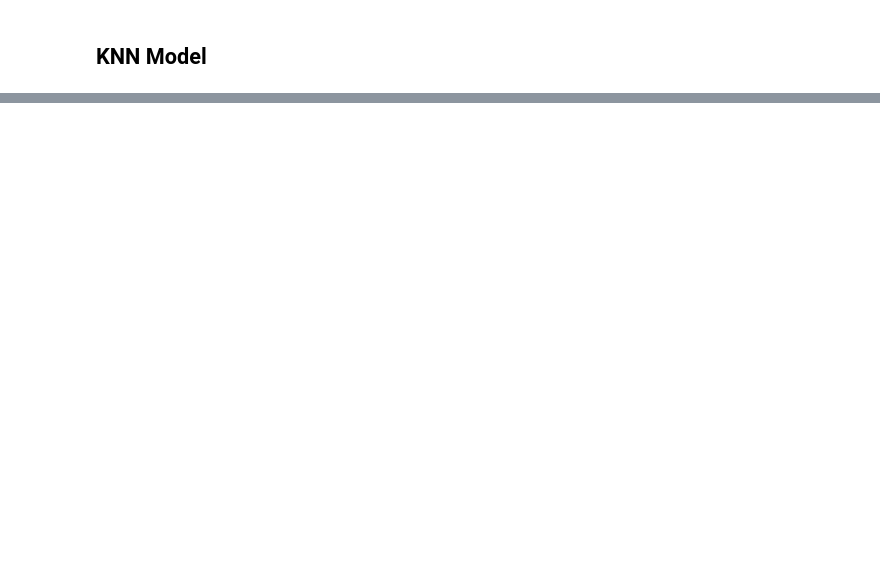
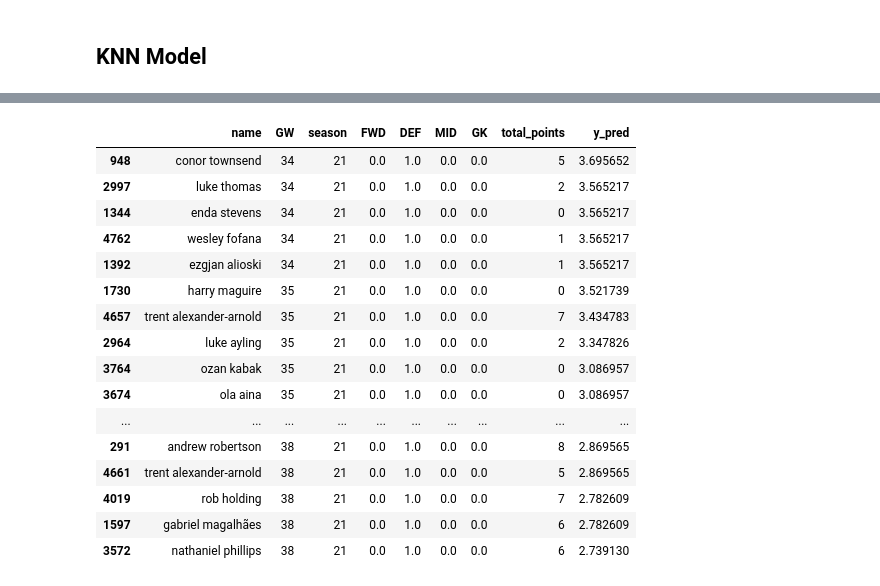
Before and after one commit to 1kruidenp/fflpred, a Jupyter notebook: notebooks/Thal's final.ipynb, the cells around one changed output, grey strips where cells are left out. Cells and saved outputs as stored; diff of their text form; code cells hidden in the pictures; blank space fills up the shorter version.

```diff
--- a/notebooks/Thal's final.ipynb
+++ b/notebooks/Thal's final.ipynb
@@ -292,0 +354,6 @@ knn_regressor.kneighbors(X=X_test_final, n_neighbors=23, return_distance=True)
+# %%
+# Dataframe with y_pred and actual total points
+
+test_pred_df = test_preproc[['name', 'GW', 'season', 'FWD' ,'DEF', 'MID', 'GK', 'total_points']]
+test_pred_df['y_pred'] = y_pred
+test_pred_df
@@ -292,0 +379,41 @@ knn_regressor.kneighbors(X=X_test_final, n_neighbors=23, return_distance=True)
+# %%
+# DEF : top actual and predicted for 5 players
+
+def_test_df = test_pred_df[test_pred_df.DEF == 1]
+GW_list=[35,36,37,38]
+
+# top predict
+
+top_predicted_def=def_test_df[def_test_df['GW']==34].sort_values(by='y_pred',ascending=False).head(5)
+
+for GW in GW_list:
+    df1=def_test_df[def_test_df['GW']==GW].sort_values(by='y_pred',ascending=False).head(5)
+    top_predicted_def=pd.concat([top_predicted_def,df1])
+
+# top actual
+
+top_actual_def=def_test_df[def_test_df['GW']==34].sort_values(by='total_points',ascending=False).head(5)
+
+for GW in GW_list:
+    df11=def_test_df[def_test_df['GW']==GW].sort_values(by='total_points',ascending=False).head(5)
+    top_actual_def=pd.concat([top_actual_def,df11])
+
+top_predicted_def
+# %% [output]
+|  | name | GW | season | FWD | DEF | MID | GK | total_points | y_pred |
+| 948 | conor townsend | 34 | 21 | 0.0 | 1.0 | 0.0 | 0.0 | 5 | 3.695652 |
+| 2997 | luke thomas | 34 | 21 | 0.0 | 1.0 | 0.0 | 0.0 | 2 | 3.565217 |
+| 1344 | enda stevens | 34 | 21 | 0.0 | 1.0 | 0.0 | 0.0 | 0 | 3.565217 |
+| 4762 | wesley fofana | 34 | 21 | 0.0 | 1.0 | 0.0 | 0.0 | 1 | 3.565217 |
+| 1392 | ezgjan alioski | 34 | 21 | 0.0 | 1.0 | 0.0 | 0.0 | 1 | 3.565217 |
+| 1730 | harry maguire | 35 | 21 | 0.0 | 1.0 | 0.0 | 0.0 | 0 | 3.521739 |
+| 4657 | trent alexander-arnold | 35 | 21 | 0.0 | 1.0 | 0.0 | 0.0 | 7 | 3.434783 |
+| 2964 | luke ayling | 35 | 21 | 0.0 | 1.0 | 0.0 | 0.0 | 2 | 3.347826 |
+| 3764 | ozan kabak | 35 | 21 | 0.0 | 1.0 | 0.0 | 0.0 | 0 | 3.086957 |
+| 3674 | ola aina | 35 | 21 | 0.0 | 1.0 | 0.0 | 0.0 | 0 | 3.086957 |
+| ... | ... | ... | ... | ... | ... | ... | ... | ... | ... |
+| 291 | andrew robertson | 38 | 21 | 0.0 | 1.0 | 0.0 | 0.0 | 8 | 2.869565 |
+| 4661 | trent alexander-arnold | 38 | 21 | 0.0 | 1.0 | 0.0 | 0.0 | 5 | 2.869565 |
+| 4019 | rob holding | 38 | 21 | 0.0 | 1.0 | 0.0 | 0.0 | 7 | 2.782609 |
+| 1597 | gabriel magalhães | 38 | 21 | 0.0 | 1.0 | 0.0 | 0.0 | 6 | 2.782609 |
+| 3572 | nathaniel phillips | 38 | 21 | 0.0 | 1.0 | 0.0 | 0.0 | 6 | 2.739130 |
```
Also changed, not shown: parts of 25 cells of this notebook.
